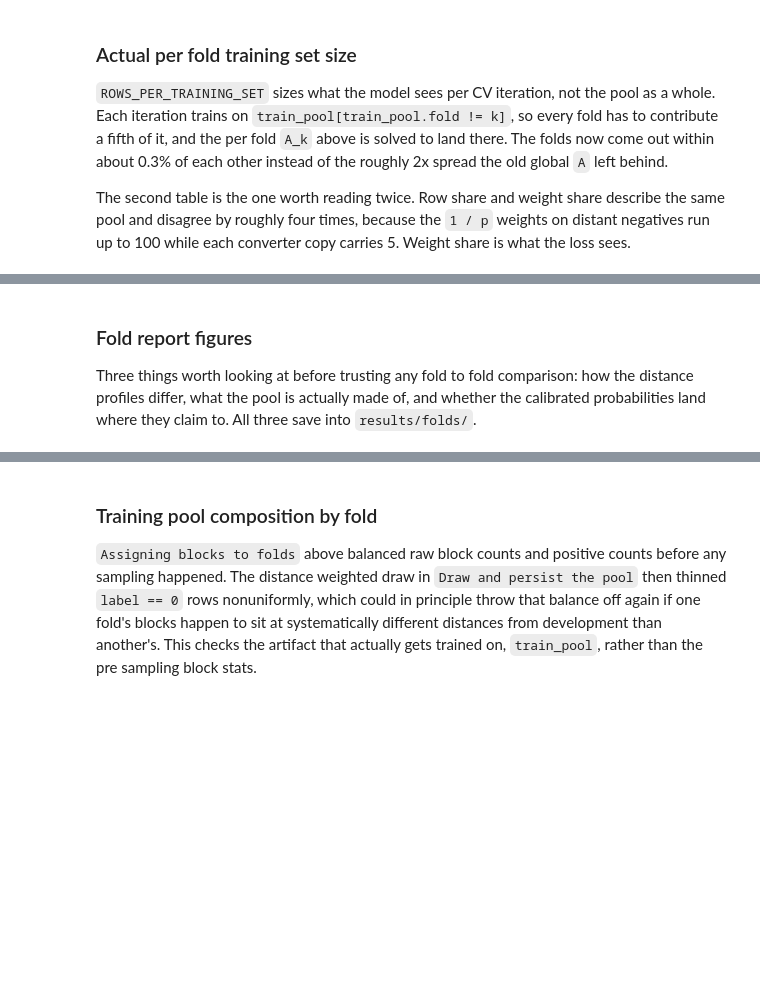
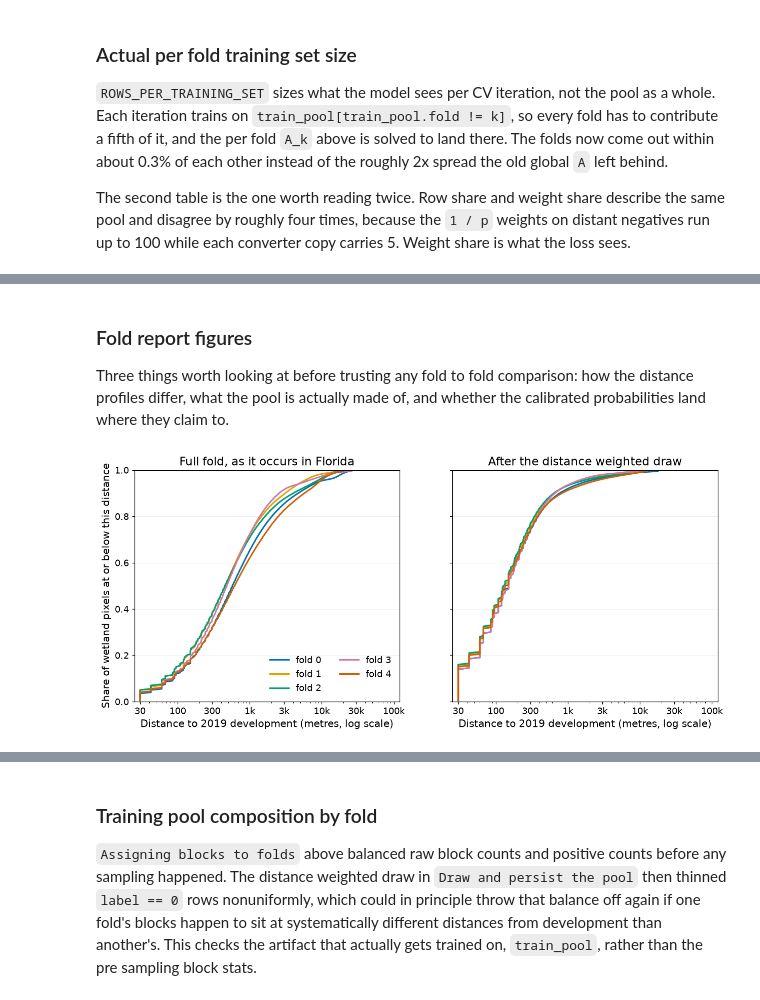
Before and after one commit to joshstallings/wetland_conversion, a Jupyter notebook: gradient_boosting.ipynb, the cells around one changed output, grey strips where cells are left out. Cells and saved outputs as stored; diff of their text form; code cells hidden in the pictures; blank space fills up the shorter version.

```diff
--- a/gradient_boosting.ipynb
+++ b/gradient_boosting.ipynb
@@ -491,7 +534,6 @@ share[["rows_pct", "weight_pct", "mean_weight"]]
 
 Three things worth looking at before trusting any fold to fold comparison: how
 the distance profiles differ, what the pool is actually made of, and whether the
-calibrated probabilities land where they claim to. All three save into
-`results/folds/`.
+calibrated probabilities land where they claim to.
 # %%
 import matplotlib.pyplot as plt
@@ -528,34 +567,29 @@ pool_ecdf = (
 # %%
 with plt.rc_context(SLIDE_RC):
     fig, axes = plt.subplots(1, 2, figsize=(13.5, 5.4), sharey=True)
 
     for k in range(K_FOLDS):
         axes[0].plot(natural_ecdf.loc[natural_ecdf["fold"] == k, "xs"].iloc[0], ECDF_PROBS,
                      color=FOLD_COLORS[k], lw=2, label=f"fold {k}")
         axes[1].plot(pool_ecdf.loc[k].to_numpy(), ECDF_PROBS,
                      color=FOLD_COLORS[k], lw=2, label=f"fold {k}")
 
     axes[0].set_title("Full fold, as it occurs in Florida")
     axes[1].set_title("After the distance weighted draw")
     axes[0].set_ylabel("Share of wetland pixels at or below this distance")
     for ax in axes:
         ax.set_xscale("log")
         ax.set_xlim(25, 120_000)
         ax.set_xlabel("Distance to 2019 development (metres, log scale)")
         ax.set_xticks([30, 100, 300, 1000, 3000, 10_000, 30_000, 100_000])
         ax.set_xticklabels(["30", "100", "300", "1k", "3k", "10k", "30k", "100k"])
         ax.grid(axis="y", alpha=0.25, lw=0.6)
         ax.set_axisbelow(True)
     axes[0].set_ylim(0, 1)
     axes[0].legend(loc="lower right", frameon=False, ncol=2)
-
-    fig.suptitle(
-        "Wetland that stayed wetland sits at systematically different distances from development in each fold,\n"
-        "and the training draw pulls all five folds in toward the conversion zone",
-        fontsize=15, y=1.06,
-    )
-    fig.savefig(f"{FOLD_REPORT_DIR}/fold_distance_ecdf.png")
     plt.show()
+# %% [output]
+[figure, added]
 # %%
 pool_counts = (
     train_pool.groupby(["fold", "label"]).size().unstack(fill_value=0)
```
Also changed, not shown: parts of 44 cells of this notebook, 36 other files.
